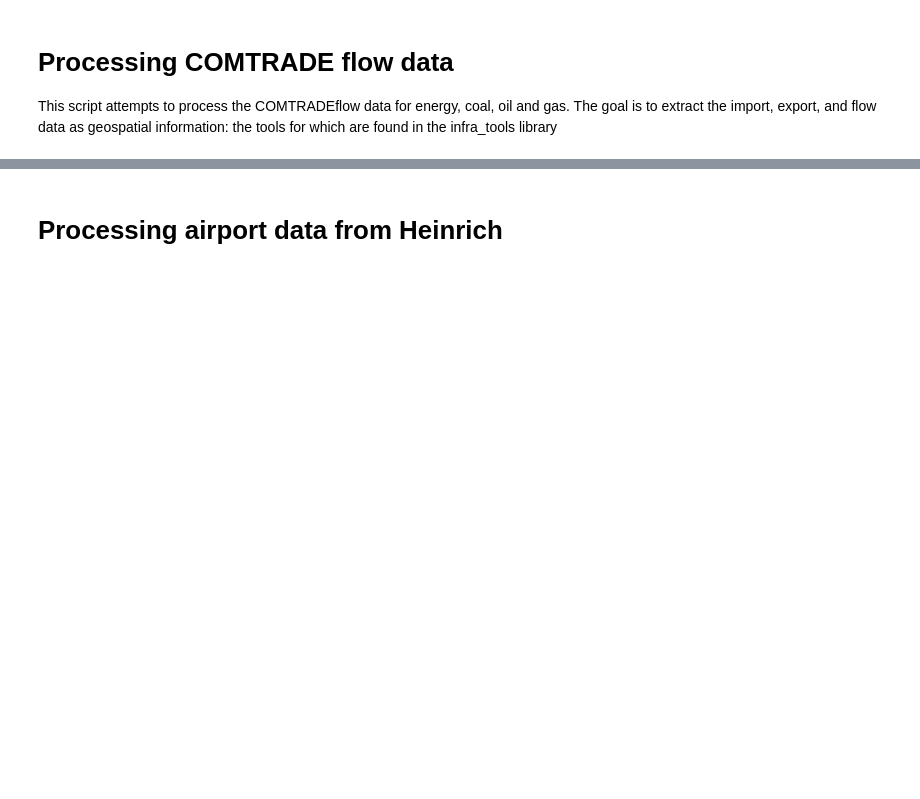
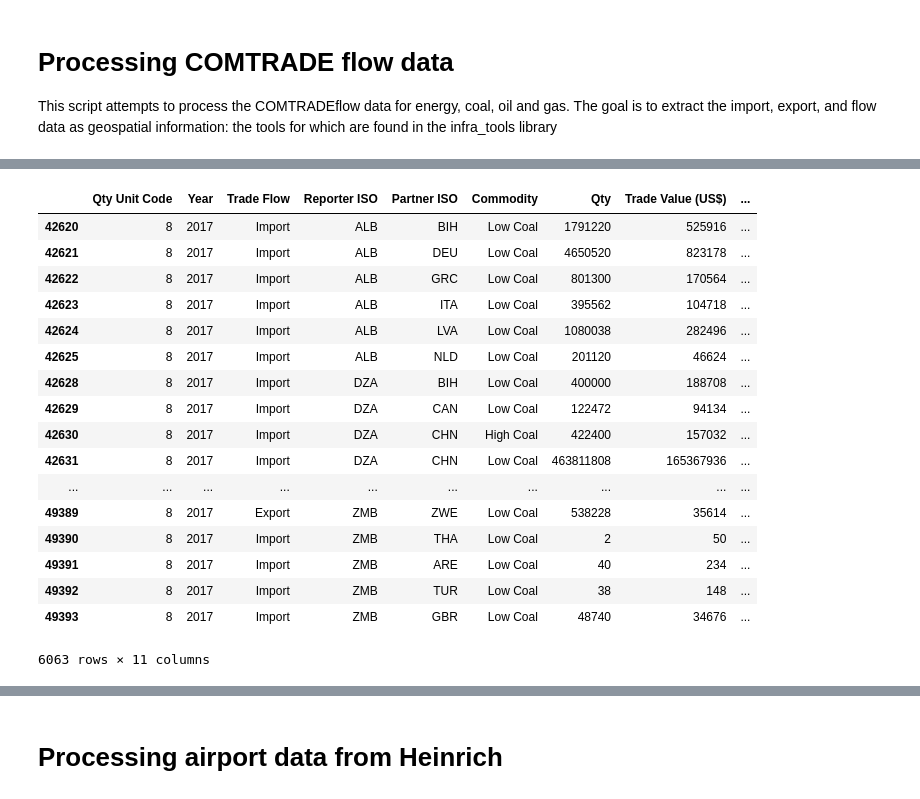
Before and after one commit to worldbank/INFRA_SAP, a Jupyter notebook: Notebooks/DP_INFRA_GLO_B__ProcessCOMTRADE.ipynb, the cells around one changed output, grey strips where cells are left out. Saved outputs shown, nothing was run; the diff lists cells and outputs as text; code cells hidden in the pictures; blank space fills up the shorter version.

```diff
--- a/Notebooks/DP_INFRA_GLO_B__ProcessCOMTRADE.ipynb
+++ b/Notebooks/DP_INFRA_GLO_B__ProcessCOMTRADE.ipynb
@@ -25,0 +162,21 @@ if inB.crs != {'init':'epsg:4326'}:
+# %%
+coal_flows.country_flows.loc[(coal_flows.country_flows['Year'] == "2017")]
+# %% [output]
+|  | Qty Unit Code | Year | Trade Flow | Reporter ISO | Partner ISO | Commodity | Qty | Trade Value (US$) | ... |
+| 42620 | 8 | 2017 | Import | ALB | BIH | Low Coal | 1791220 | 525916 | ... |
+| 42621 | 8 | 2017 | Import | ALB | DEU | Low Coal | 4650520 | 823178 | ... |
+| 42622 | 8 | 2017 | Import | ALB | GRC | Low Coal | 801300 | 170564 | ... |
+| 42623 | 8 | 2017 | Import | ALB | ITA | Low Coal | 395562 | 104718 | ... |
+| 42624 | 8 | 2017 | Import | ALB | LVA | Low Coal | 1080038 | 282496 | ... |
+| 42625 | 8 | 2017 | Import | ALB | NLD | Low Coal | 201120 | 46624 | ... |
+| 42628 | 8 | 2017 | Import | DZA | BIH | Low Coal | 400000 | 188708 | ... |
+| 42629 | 8 | 2017 | Import | DZA | CAN | Low Coal | 122472 | 94134 | ... |
+| 42630 | 8 | 2017 | Import | DZA | CHN | High Coal | 422400 | 157032 | ... |
+| 42631 | 8 | 2017 | Import | DZA | CHN | Low Coal | 463811808 | 165367936 | ... |
+| ... | ... | ... | ... | ... | ... | ... | ... | ... | ... |
+| 49389 | 8 | 2017 | Export | ZMB | ZWE | Low Coal | 538228 | 35614 | ... |
+| 49390 | 8 | 2017 | Import | ZMB | THA | Low Coal | 2 | 50 | ... |
+| 49391 | 8 | 2017 | Import | ZMB | ARE | Low Coal | 40 | 234 | ... |
+| 49392 | 8 | 2017 | Import | ZMB | TUR | Low Coal | 38 | 148 | ... |
+| 49393 | 8 | 2017 | Import | ZMB | GBR | Low Coal | 48740 | 34676 | ... |
+6063 rows × 11 columns
```
Also changed, not shown: parts of 13 cells of this notebook, 14 other files.
